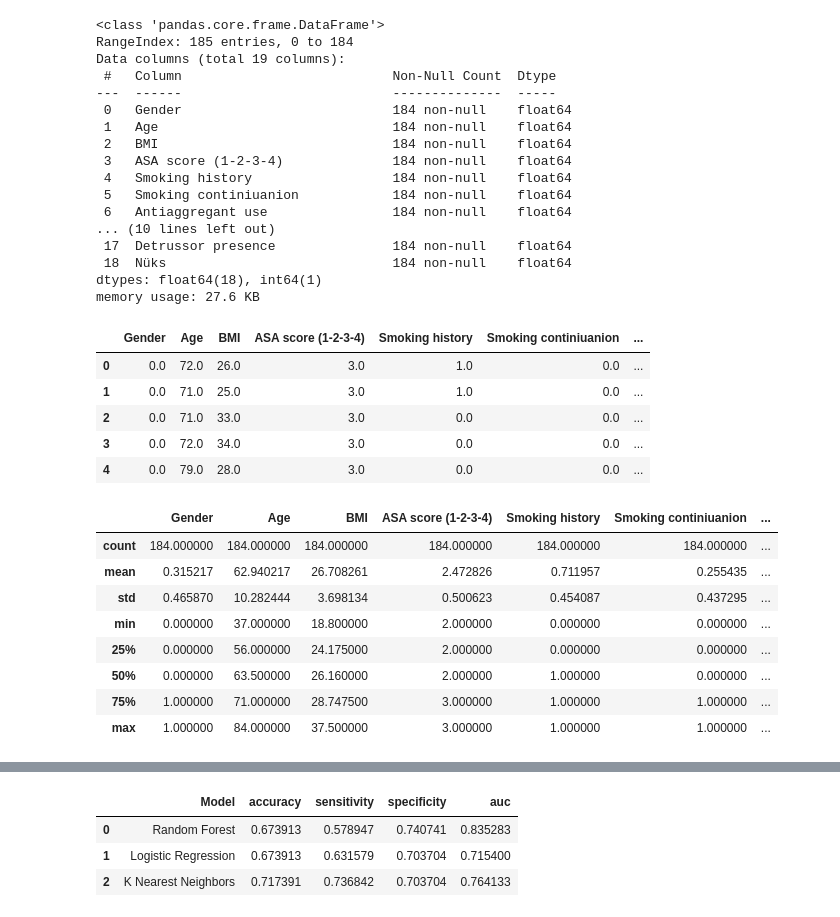
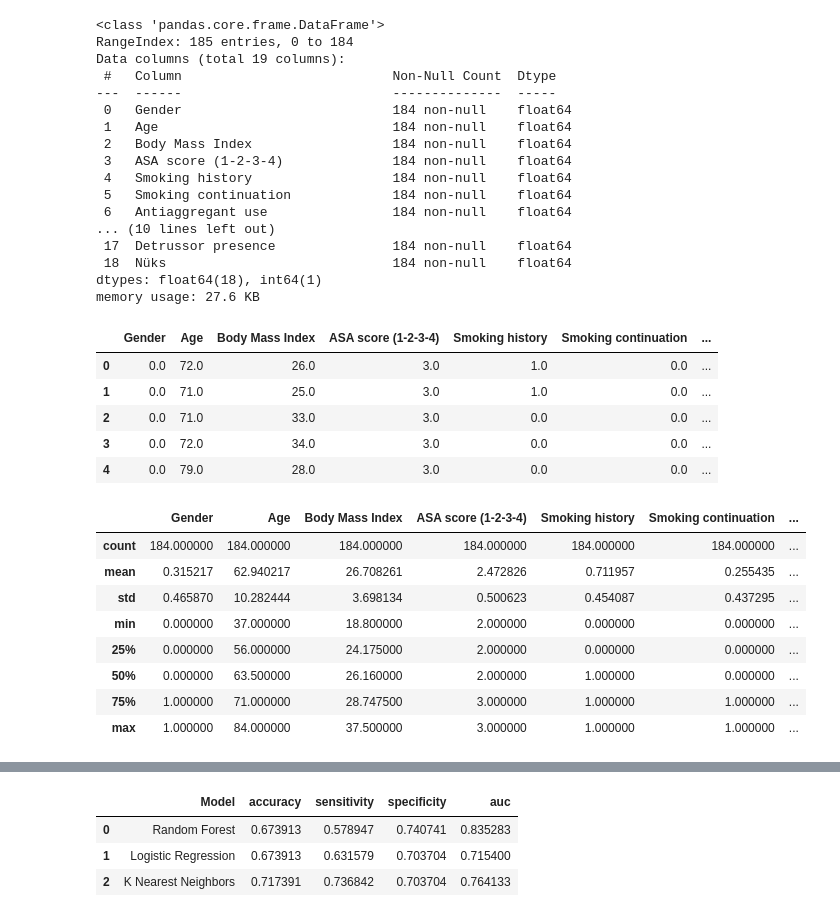
Before and after one commit to kasimerbay/recurrence_analyze, a Jupyter notebook: recurrence_analysis.ipynb, the cells around one changed output, grey strips where cells are left out. Cells and saved outputs as stored; diff of their text form; code cells hidden in the pictures.

```diff
--- a/recurrence_analysis.ipynb
+++ b/recurrence_analysis.ipynb
@@ -22,4 +58,12 @@ Index(['Patient number', 'Gender', 'Age', 'BMI', 'ASA score (1-2-3-4)',
 # %%
+columns = {
+"BMI":"Body Mass Index",
+"Smoking continiuanion":"Smoking continuation",
+"NLR":"Neutrophil-to-lymphocyte ratio",
+'Nüks ': 'Nüks'
+}
+
+
 excluded_columns = [
     'Patient number',
     'NEU',
@@ -31,37 +75,37 @@ excluded_columns = [
     'yerleşimi',
     'mesane boynu',
     'boyut',
     'Nüks patoloji',
     'Kas var mı',
     'Unnamed',
 ]
 
 df = df.drop(df.columns[[-1]], axis=1)  # Drop the last
 df = df[[col for col in df.columns if col not in excluded_columns]]
-df.rename(columns={'Nüks ': 'Nüks'}, inplace=True)
+df.rename(columns=columns, inplace=True)
 
 # Display the first few rows of the dataframe
 df.info()
 df.head()
 # %% [output]
 <class 'pandas.core.frame.DataFrame'>
 RangeIndex: 185 entries, 0 to 184
 Data columns (total 19 columns):
  #   Column                           Non-Null Count  Dtype
 ---  ------                           --------------  -----
  0   Gender                           184 non-null    float64
  1   Age                              184 non-null    float64
- 2   BMI                              184 non-null    float64
+ 2   Body Mass Index                  184 non-null    float64
  3   ASA score (1-2-3-4)              184 non-null    float64
  4   Smoking history                  184 non-null    float64
- 5   Smoking continiuanion            184 non-null    float64
+ 5   Smoking continuation             184 non-null    float64
  6   Antiaggregant use                184 non-null    float64
 ... (10 lines left out)
  17  Detrussor presence               184 non-null    float64
  18  Nüks                             184 non-null    float64
 dtypes: float64(18), int64(1)
 memory usage: 27.6 KB
-|  | Gender | Age | BMI | ASA score (1-2-3-4) | Smoking history | Smoking continiuanion | ... |
+|  | Gender | Age | Body Mass Index | ASA score (1-2-3-4) | Smoking history | Smoking continuation | ... |
 | 0 | 0.0 | 72.0 | 26.0 | 3.0 | 1.0 | 0.0 | ... |
 | 1 | 0.0 | 71.0 | 25.0 | 3.0 | 1.0 | 0.0 | ... |
 | 2 | 0.0 | 71.0 | 33.0 | 3.0 | 0.0 | 0.0 | ... |
@@ -70,7 +114,7 @@ memory usage: 27.6 KB
 # %%
 df.describe()
 # %% [output]
-|  | Gender | Age | BMI | ASA score (1-2-3-4) | Smoking history | Smoking continiuanion | ... |
+|  | Gender | Age | Body Mass Index | ASA score (1-2-3-4) | Smoking history | Smoking continuation | ... |
 | count | 184.000000 | 184.000000 | 184.000000 | 184.000000 | 184.000000 | 184.000000 | ... |
 | mean | 0.315217 | 62.940217 | 26.708261 | 2.472826 | 0.711957 | 0.255435 | ... |
 | std | 0.465870 | 10.282444 | 3.698134 | 0.500623 | 0.454087 | 0.437295 | ... |
```
Also changed, not shown: parts of 6 cells of this notebook, 1 other file.
